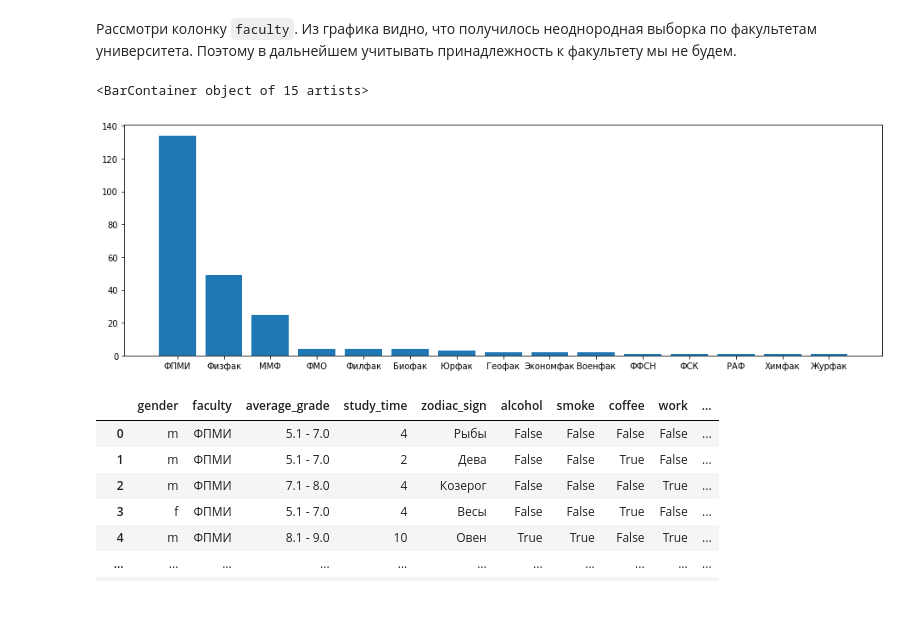
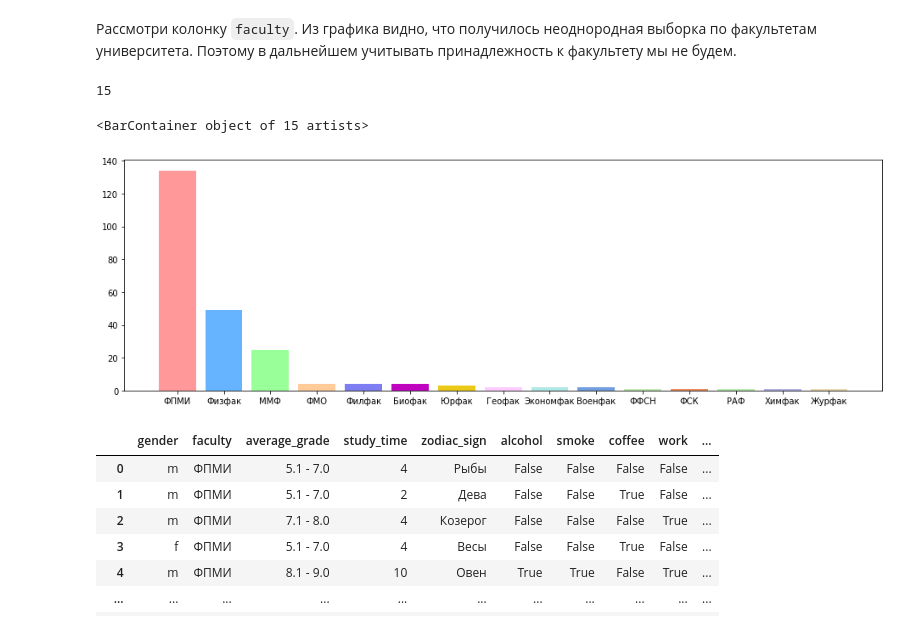
Before and after one commit to sherri-ice/DataAnalyseProject, a Jupyter notebook: vkiad_project.ipynb, the cells around one changed output. Cells and saved outputs as stored; diff of their text form; code cells hidden in the pictures.

```diff
--- a/vkiad_project.ipynb
+++ b/vkiad_project.ipynb
@@ -8,8 +8,10 @@ import numpy as np
 
 import matplotlib.pyplot as plt
 %matplotlib inline
-
-from sklearn.linear_model import LinearRegression
+colors = ['#ff9999','#66b3ff','#99ff99','#ffcc99',
+          '#7e7ef2', '#bf03bf', '#ebc917', '#ffccff',
+          '#afe8e5', '#729edf', '#bde8af', '#e9895c',
+          '#b6e8af', '#afafe8', '#e8d6af', '#e8afba']
 # %%
 uri_to_data_frame = "https://raw.githubusercontent.com/sherri-ice/DataAnalyseProject/main/dataframe.csv"
 data_frame =  pd.read_csv(uri_to_data_frame)
@@ -155,12 +157,14 @@ print('Уникальные поля после замены всех некор
 Рассмотри колонку `faculty`. Из графика видно, что получилось неоднородная выборка по факультетам университета. Поэтому в дальнейшем учитывать принадлежность к факультету мы не будем.
 # %%
 plt.figure(figsize=(16, 5))
+print(unique_faculty.index.size)
 unique_faculty = data_frame.faculty.value_counts()
 plt.xticks(np.arange(unique_faculty.index.size), unique_faculty.index)
-plt.bar(range(data_frame.faculty.unique().size), data_frame.faculty.value_counts())
+plt.bar(range(data_frame.faculty.unique().size), data_frame.faculty.value_counts(), color = colors)
 # %% [output]
-<BarContainer object of 15 artists>
+15
+<BarContainer object of 15 artists>
-[figure, old version]
+[figure, new version]
 # %%
 data_frame
 # %% [output]
```
Also changed, not shown: parts of 1 cell of this notebook.
